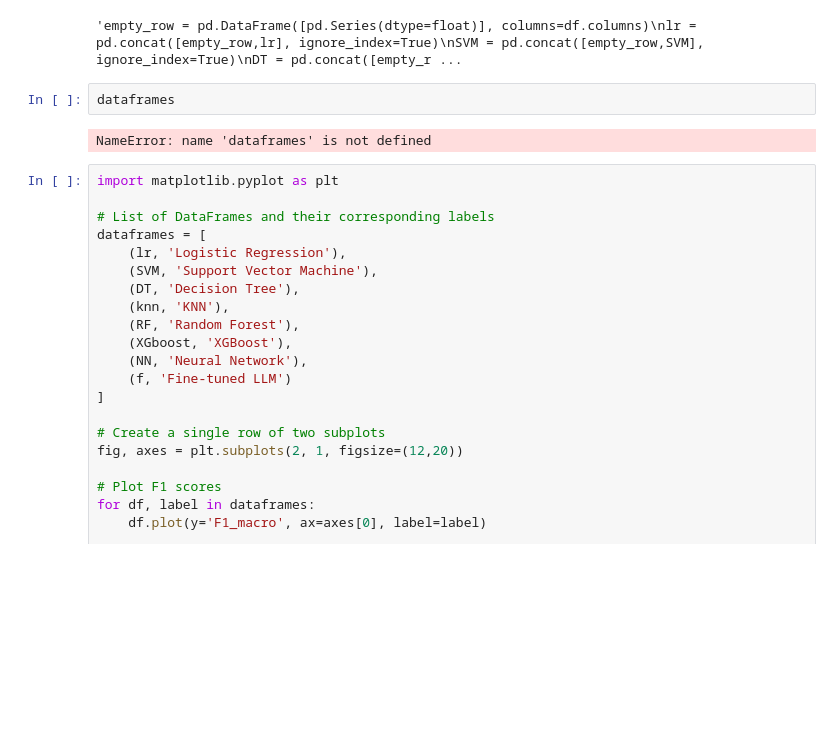
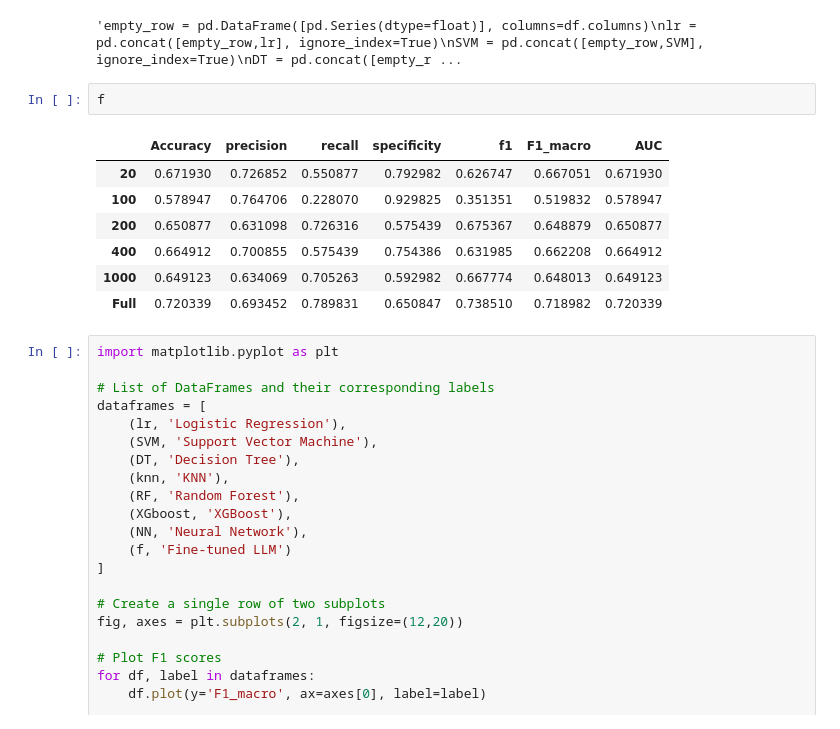
Before and after one commit to mohammad-gh009/Large-Language-Models-vs-Classical-Machine-learning, a Jupyter notebook: plots/different_trainings.ipynb, the cells around one changed output. Cells and saved outputs as stored; diff of their text form; blank space fills up the shorter version.

```diff
--- a/plots/different_trainings.ipynb
+++ b/plots/different_trainings.ipynb
@@ -185,10 +177,16 @@ XGboost = pd.concat([empty_row,XGboost], ignore_index=True)
 NN = pd.concat([empty_row,NN], ignore_index=True)'''
 # %% [output]
 'empty_row = pd.DataFrame([pd.Series(dtype=float)], columns=df.columns)\nlr = pd.concat([empty_row,lr], ignore_index=True)\nSVM = pd.concat([empty_row,SVM], ignore_index=True)\nDT = pd.concat([empty_r ...
-# %%
-dataframes
-# %% [output]
-NameError: name 'dataframes' is not defined
+# %%
+f
+# %% [output]
+|  | Accuracy | precision | recall | specificity | f1 | F1_macro | AUC |
+| 20 | 0.671930 | 0.726852 | 0.550877 | 0.792982 | 0.626747 | 0.667051 | 0.671930 |
+| 100 | 0.578947 | 0.764706 | 0.228070 | 0.929825 | 0.351351 | 0.519832 | 0.578947 |
+| 200 | 0.650877 | 0.631098 | 0.726316 | 0.575439 | 0.675367 | 0.648879 | 0.650877 |
+| 400 | 0.664912 | 0.700855 | 0.575439 | 0.754386 | 0.631985 | 0.662208 | 0.664912 |
+| 1000 | 0.649123 | 0.634069 | 0.705263 | 0.592982 | 0.667774 | 0.648013 | 0.649123 |
+| Full | 0.720339 | 0.693452 | 0.789831 | 0.650847 | 0.738510 | 0.718982 | 0.720339 |
 # %%
 import matplotlib.pyplot as plt
 
```
Also changed, not shown: parts of 2 cells of this notebook, 27 other files.
